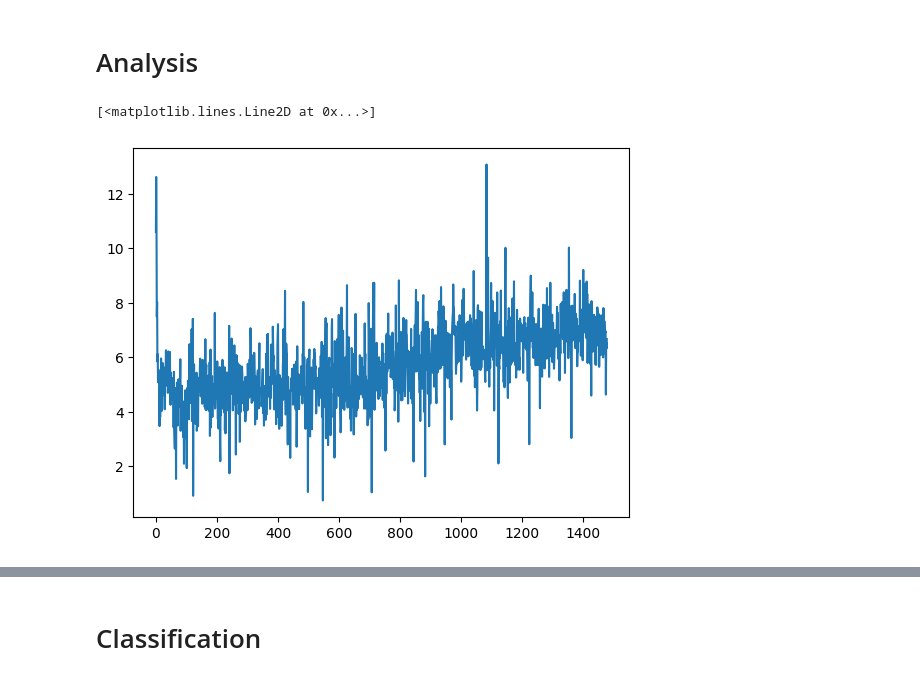
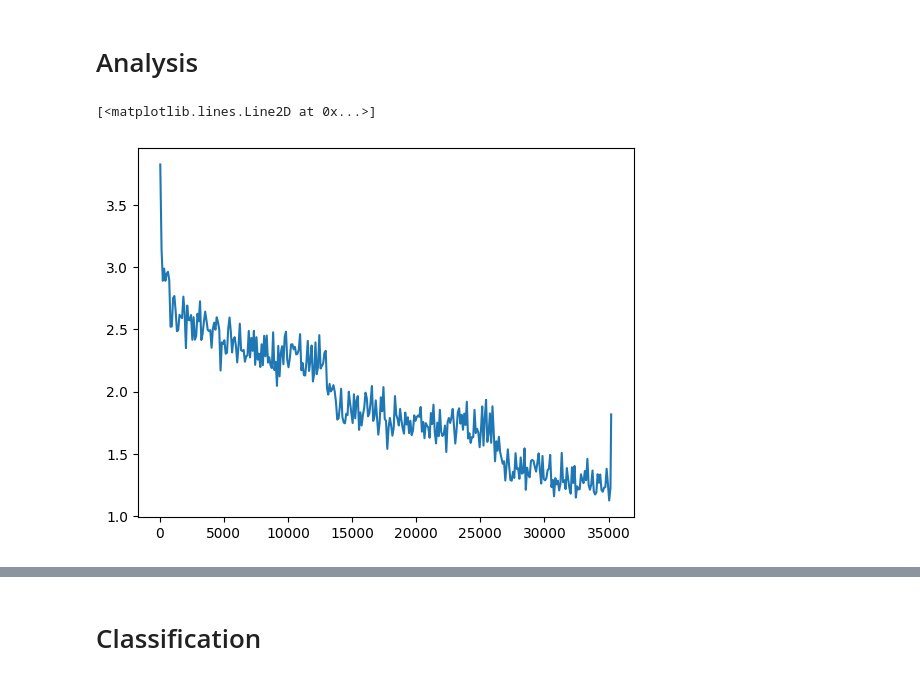
Before and after one commit to Cari1111/NLP_project, a Jupyter notebook: project.ipynb, the cells around one changed output, grey strips where cells are left out. Cells and saved outputs as stored; diff of their text form; code cells hidden in the pictures.

```diff
--- a/project.ipynb
+++ b/project.ipynb
@@ -189,10 +197,17 @@ RuntimeError: Expected target size [2, 30522], got [2, 80]
 # %% [markdown]
 # Analysis
 # %%
-with open('./models/1-losses.dat', 'rb') as f:
+with open('./CoT_training/models/0-2-losses.dat', 'rb') as f:
     data = pickle.load(f)
 # %%
-plt.plot(data)
+chunk_size = 100
+
+#plt.plot(data, alpha=0.3)
+
+idx = np.arange(0, len(data), chunk_size)
+means = np.add.reduceat(data, idx) / np.minimum(chunk_size, len(data) - idx)
+x_means = idx + np.minimum(chunk_size, len(data) - idx) / 2
+plt.plot(x_means, means)
 # %% [output]
 [<matplotlib.lines.Line2D at 0x...>]
-[figure, old version]
+[figure, new version]
```
Also changed, not shown: parts of 25 cells of this notebook.
